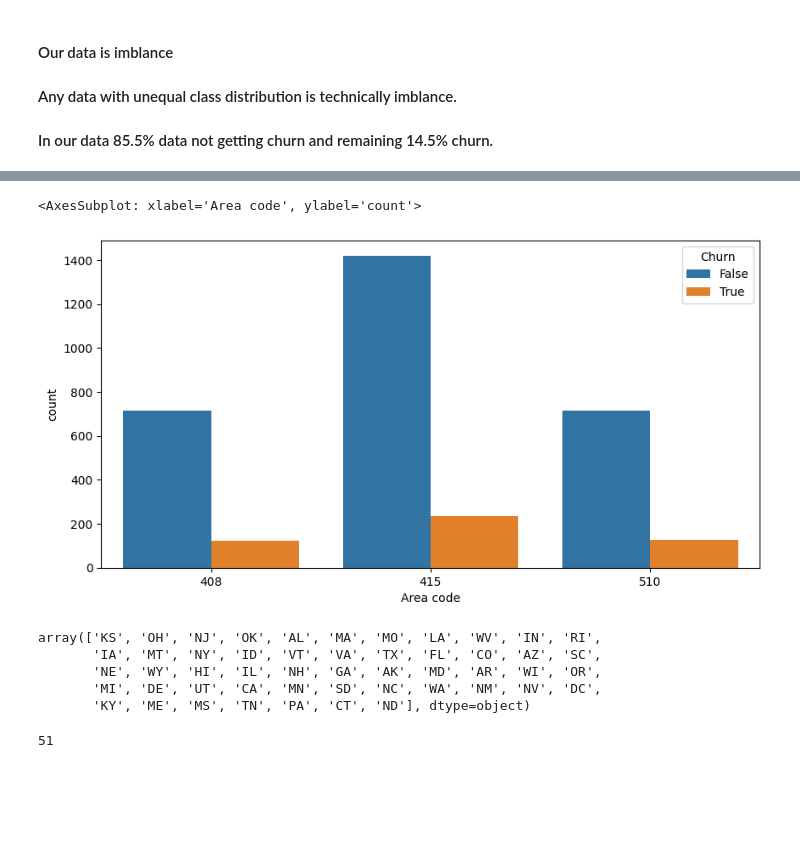
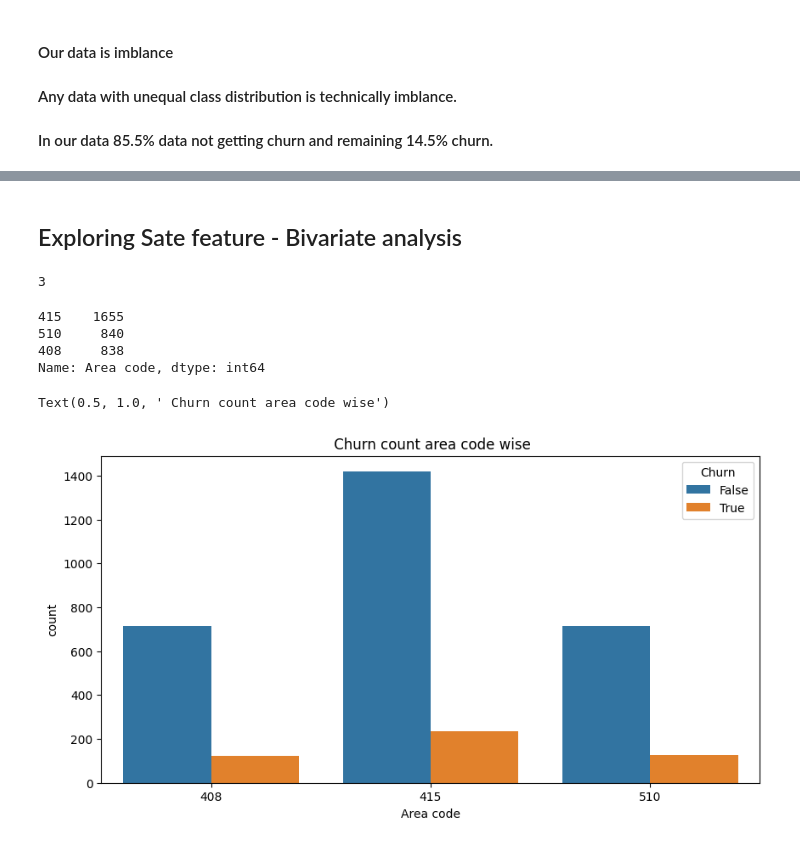
Before and after one commit to tusharraskar/EDA_Alma, a Jupyter notebook: Telecom_Churn_Analysis.ipynb, the cells around one changed output, grey strips where cells are left out. Cells and saved outputs as stored; diff of their text form; code cells hidden in the pictures; blank space fills up the shorter version.

Commit message:
State and Area Code feature explored

```diff
--- a/Telecom_Churn_Analysis.ipynb
+++ b/Telecom_Churn_Analysis.ipynb
@@ -157,20 +270,26 @@ Text(0.5, 1.0, 'Pie Chart For Churn')
+# %% [markdown]
+## Exploring Sate feature - Bivariate analysis
+# %%
+# Unique area code
+
+df['Area code'].nunique()
+# %% [output]
+3
+# %%
+# Value count of each area code
+
+df['Area code'].value_counts()
+# %% [output]
+415    1655
+510     840
+408     838
+Name: Area code, dtype: int64
 # %%
+# Ploting churn count area code wise
+
 fig, ax = plt.subplots(figsize=(10,5))
 sns.countplot(x=df['Area code'],hue='Churn',data=df)
+plt.title(' Churn count area code wise')
 # %% [output]
-<AxesSubplot: xlabel='Area code', ylabel='count'>
+Text(0.5, 1.0, ' Churn count area code wise')
-[figure, old version]
+[figure, new version]
-# %%
-# Exploring Sate feature
-
-df['State'].unique()
-# %% [output]
-array(['KS', 'OH', 'NJ', 'OK', 'AL', 'MA', 'MO', 'LA', 'WV', 'IN', 'RI',
-       'IA', 'MT', 'NY', 'ID', 'VT', 'VA', 'TX', 'FL', 'CO', 'AZ', 'SC',
-       'NE', 'WY', 'HI', 'IL', 'NH', 'GA', 'AK', 'MD', 'AR', 'WI', 'OR',
-       'MI', 'DE', 'UT', 'CA', 'MN', 'SD', 'NC', 'WA', 'NM', 'NV', 'DC',
-       'KY', 'ME', 'MS', 'TN', 'PA', 'CT', 'ND'], dtype=object)
-# %%
-df['State'].nunique()
-# %% [output]
-51
```
Also changed, not shown: parts of 30 cells of this notebook.
